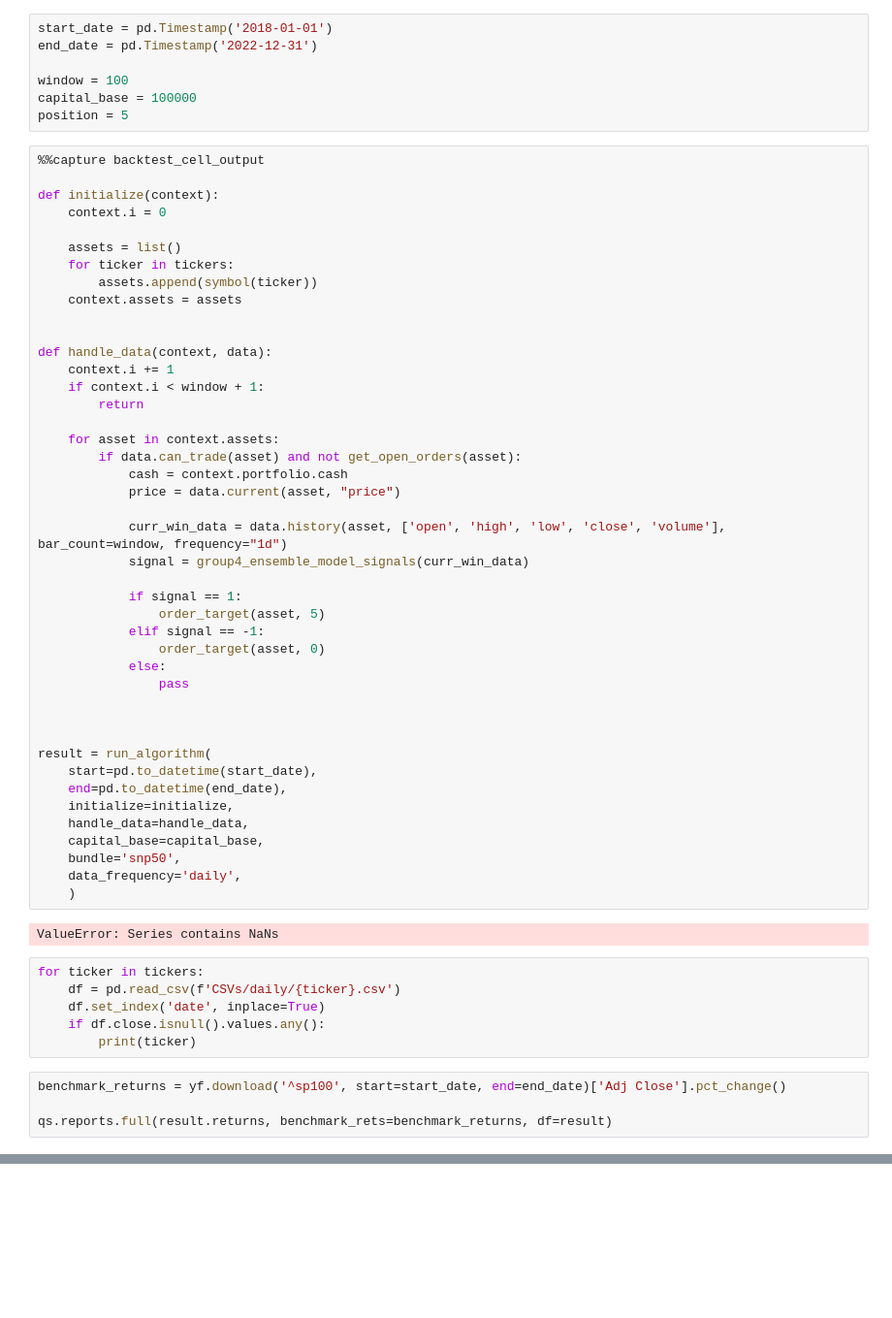
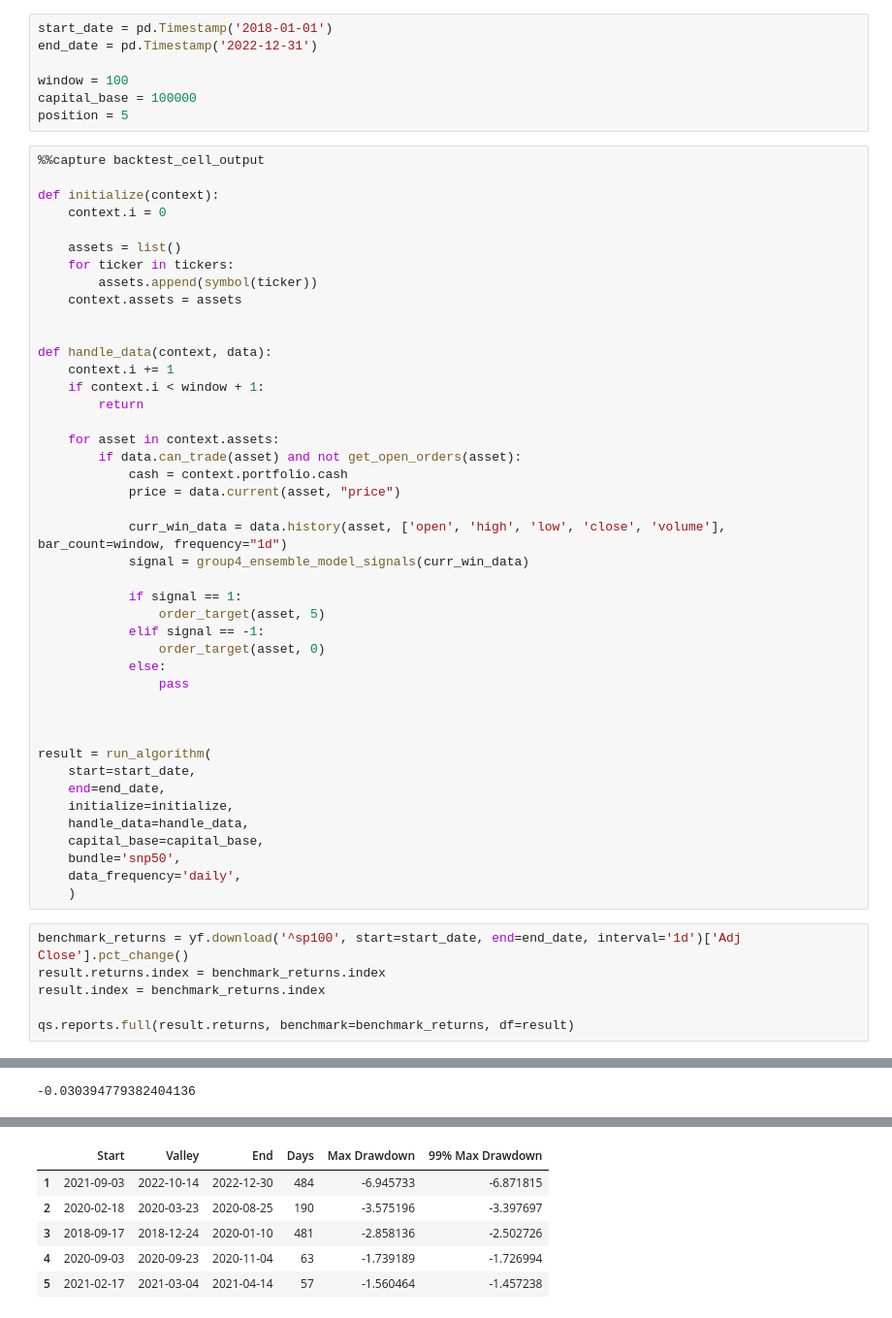
Before and after one commit to luqisha/SnP50-Ensemble-Signal-Module, a Jupyter notebook: S&P50.ipynb, the cells around one changed output, grey strips where cells are left out. Shown at 97% size. Drawn from its saved outputs; the diff is of its cells as text; blank space fills up the shorter version.

Commit message:
Error Fixed, Removed CEG & FOX ticker.

```diff
--- a/S&P50.ipynb
+++ b/S&P50.ipynb
@@ -65,23 +66,18 @@ def handle_data(context, data):
 
 
 result = run_algorithm(
-    start=pd.to_datetime(start_date),
-    end=pd.to_datetime(end_date),
+    start=start_date,
+    end=end_date,
     initialize=initialize,
     handle_data=handle_data,
     capital_base=capital_base,
     bundle='snp50',
     data_frequency='daily',
     )
-# %% [output]
-ValueError: Series contains NaNs
-# %%
-for ticker in tickers:
-    df = pd.read_csv(f'CSVs/daily/{ticker}.csv')
-    df.set_index('date', inplace=True)
-    if df.close.isnull().values.any():
-        print(ticker)
 # %%
-benchmark_returns = yf.download('^sp100', start=start_date, end=end_date)['Adj Close'].pct_change()
+benchmark_returns = yf.download('^sp100', start=start_date, end=end_date, interval='1d')['Adj Close'].pct_change()
+result.returns.index = benchmark_returns.index
+result.index = benchmark_returns.index
 
-qs.reports.full(result.returns, benchmark_rets=benchmark_returns, df=result)
+qs.reports.full(result.returns, benchmark=benchmark_returns, df=result)
+# %% [output]
@@ -87,0 +105 @@ qs.reports.full(result.returns, benchmark_rets=benchmark_returns, df=result)
+-0.030394779382404136
@@ -87,0 +107,6 @@ qs.reports.full(result.returns, benchmark_rets=benchmark_returns, df=result)
+|  | Start | Valley | End | Days | Max Drawdown | 99% Max Drawdown |
+| 1 | 2021-09-03 | 2022-10-14 | 2022-12-30 | 484 | -6.945733 | -6.871815 |
+| 2 | 2020-02-18 | 2020-03-23 | 2020-08-25 | 190 | -3.575196 | -3.397697 |
+| 3 | 2018-09-17 | 2018-12-24 | 2020-01-10 | 481 | -2.858136 | -2.502726 |
+| 4 | 2020-09-03 | 2020-09-23 | 2020-11-04 | 63 | -1.739189 | -1.726994 |
+| 5 | 2021-02-17 | 2021-03-04 | 2021-04-14 | 57 | -1.560464 | -1.457238 |
```
Also changed, not shown: parts of 3 cells of this notebook, 3 other files.
